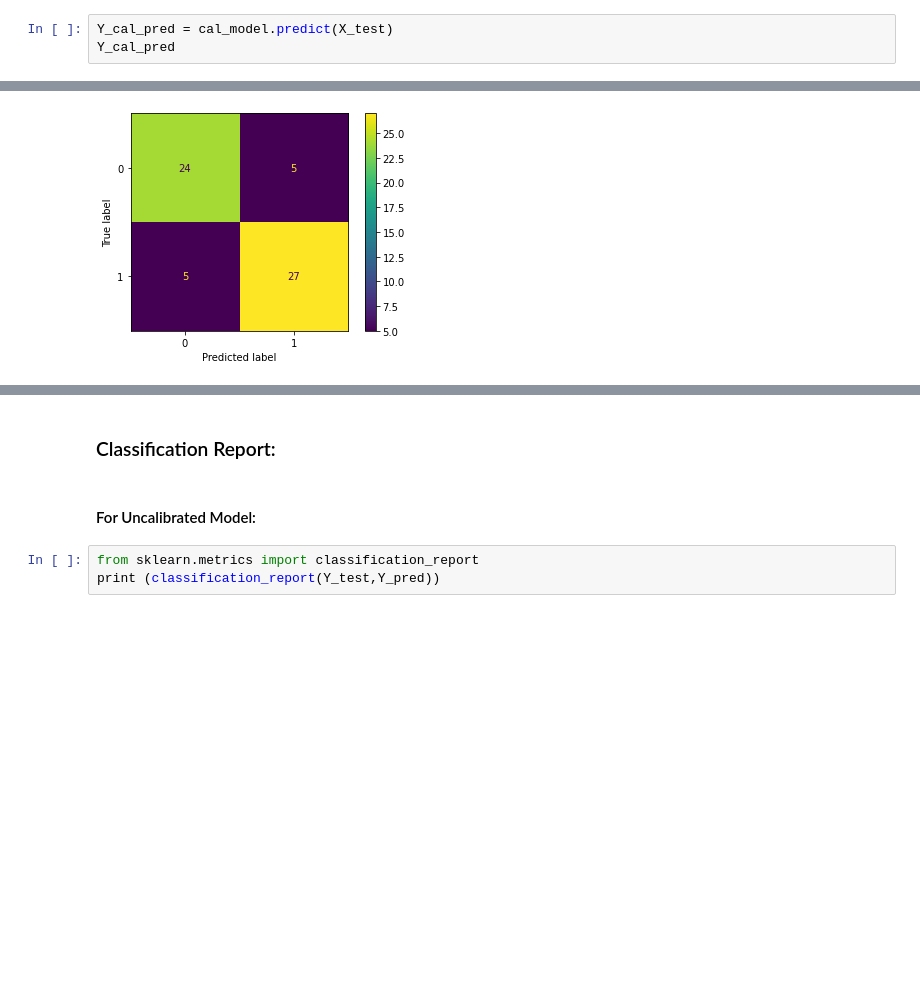
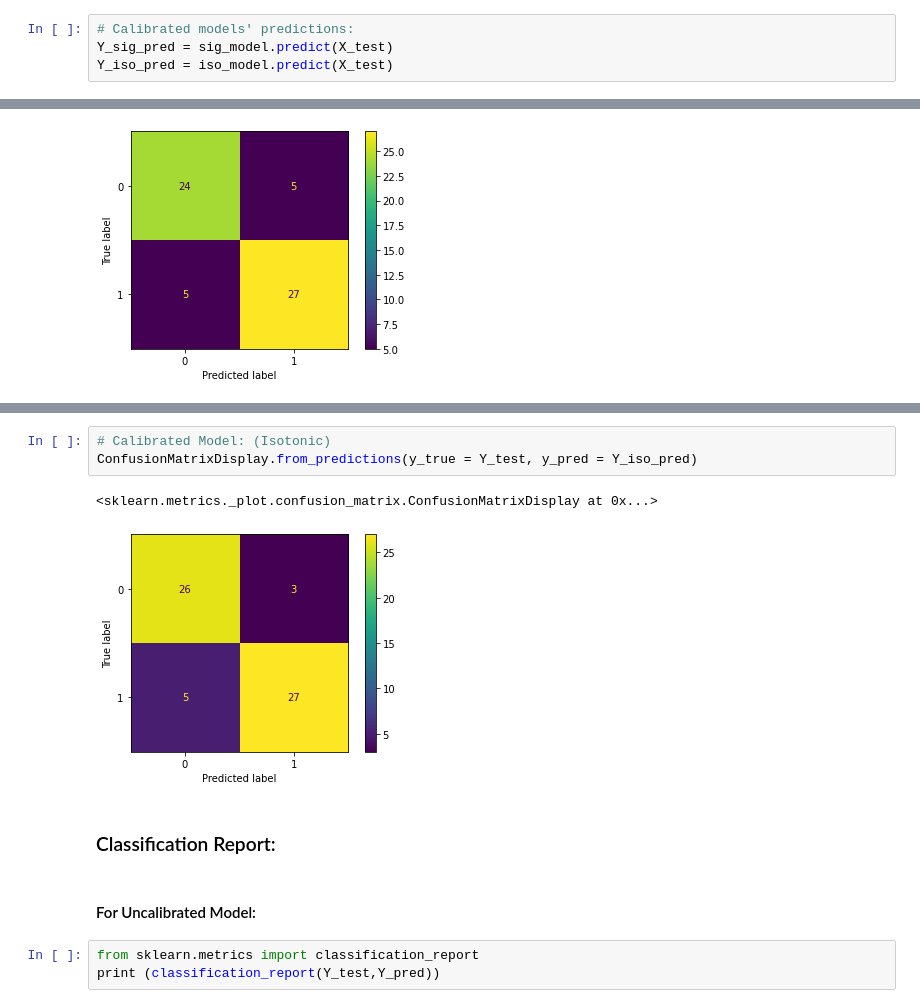
Before and after one commit to thrasher995/thrasher995.github.io, a Jupyter notebook: _data/_notebooks/classification_withCalibration_example.ipynb, the cells around one changed output, grey strips where cells are left out. Saved outputs shown, nothing was run; the diff lists cells and outputs as text; blank space fills up the shorter version.

```diff
--- a/_data/_notebooks/classification_withCalibration_example.ipynb
+++ b/_data/_notebooks/classification_withCalibration_example.ipynb
@@ -75,3 +74,4 @@ array([0, 1, 1, 0, 1, 1, 1, 0, 0, 0, 1, 0, 1, 0, 1, 1, 1, 0, 0, 0, 0, 0,
 # %%
-Y_cal_pred = cal_model.predict(X_test)
-Y_cal_pred
+# Calibrated models' predictions:
+Y_sig_pred = sig_model.predict(X_test)
+Y_iso_pred = iso_model.predict(X_test)
@@ -231,7 +228,13 @@ ConfusionMatrixDisplay.from_predictions(y_true = Y_test, y_pred = Y_cal_pred)
+# %%
+# Calibrated Model: (Isotonic)
+ConfusionMatrixDisplay.from_predictions(y_true = Y_test, y_pred = Y_iso_pred)
+# %% [output]
+<sklearn.metrics._plot.confusion_matrix.ConfusionMatrixDisplay at 0x...>
+[figure, added]
 # %% [markdown]
 ### Classification Report:
-# %% [markdown]
-#### For Uncalibrated Model:
+# %% [markdown]
+#### For Uncalibrated Model:
 # %%
 from sklearn.metrics import classification_report
 print (classification_report(Y_test,Y_pred))
```
Also changed, not shown: parts of 31 cells of this notebook.
